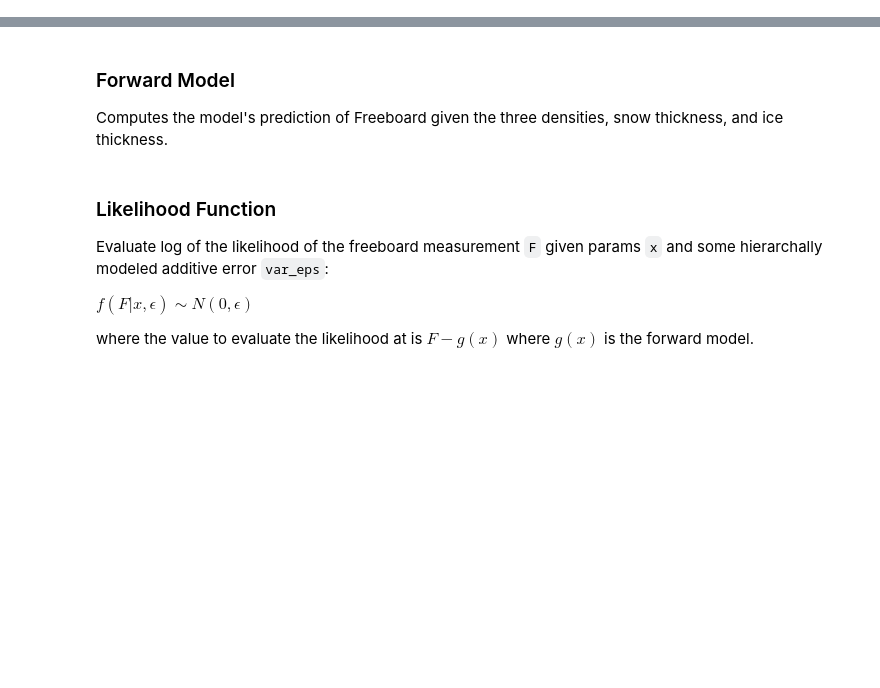
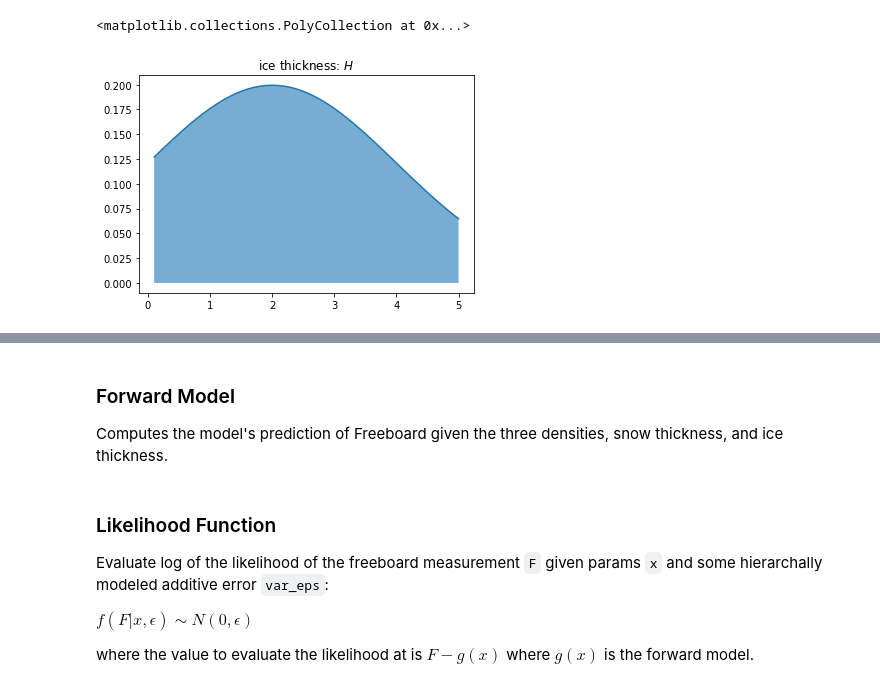
Before and after one commit to helianglen/bayesian-sea-ice, a Jupyter notebook: IceThickness.ipynb, the cells around one changed output, grey strips where cells are left out. Saved outputs shown, nothing was run; the diff lists cells and outputs as text; code cells hidden in the pictures; blank space fills up the shorter version.

```diff
--- a/IceThickness.ipynb
+++ b/IceThickness.ipynb
@@ -40,0 +127,10 @@ beta_s = 0
+# %%
+# Ice Thickness
+Hs = np.linspace(H_lb, H_ub)
+Hs_pdf = norm.pdf(Hs, mean_H, sqrt(var_H))
+plt.plot(Hs, Hs_pdf)
+plt.title('ice thickness: $H$')
+plt.fill_between(Hs, 0, Hs_pdf, alpha=0.6)
+# %% [output]
+<matplotlib.collections.PolyCollection at 0x...>
+[figure, added]
```
Also changed, not shown: parts of 39 cells of this notebook.
